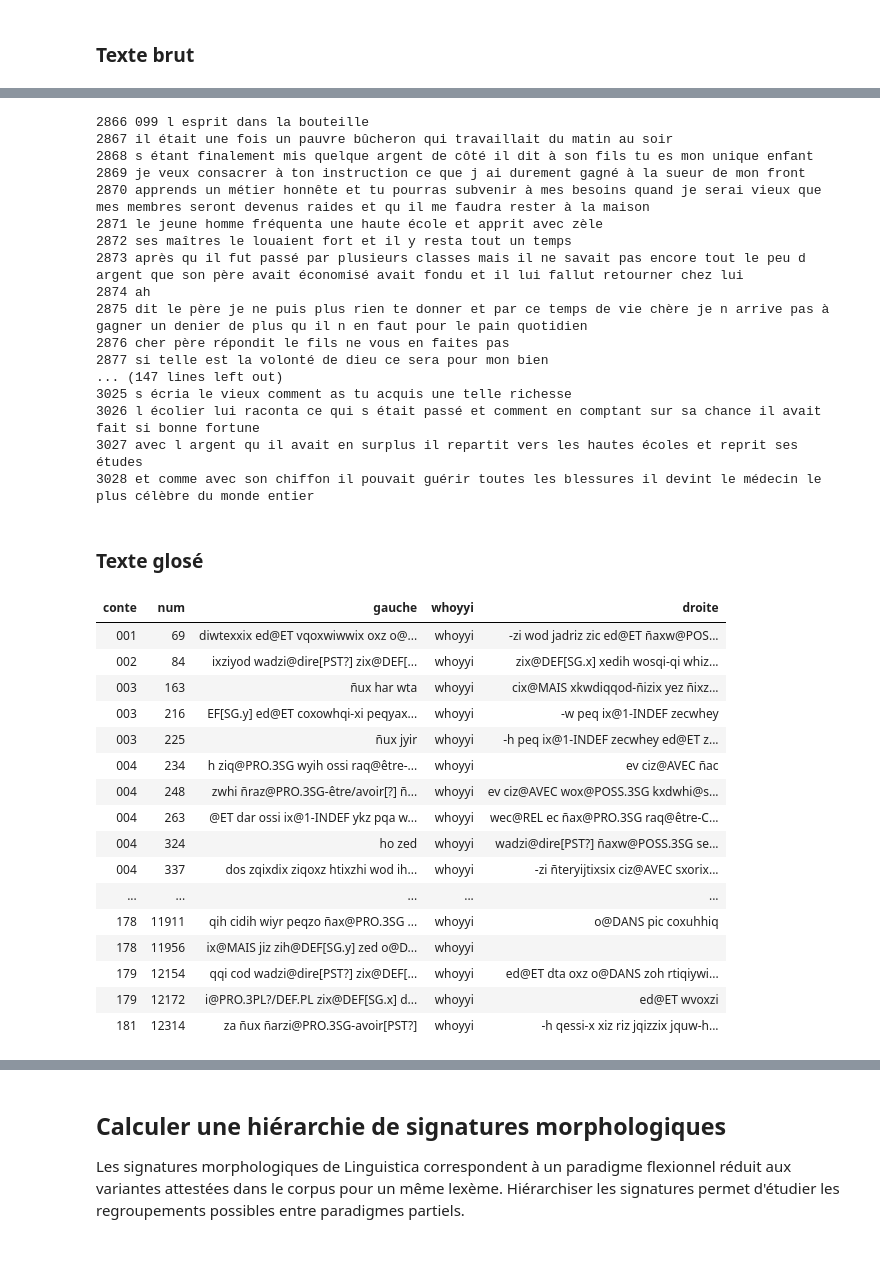
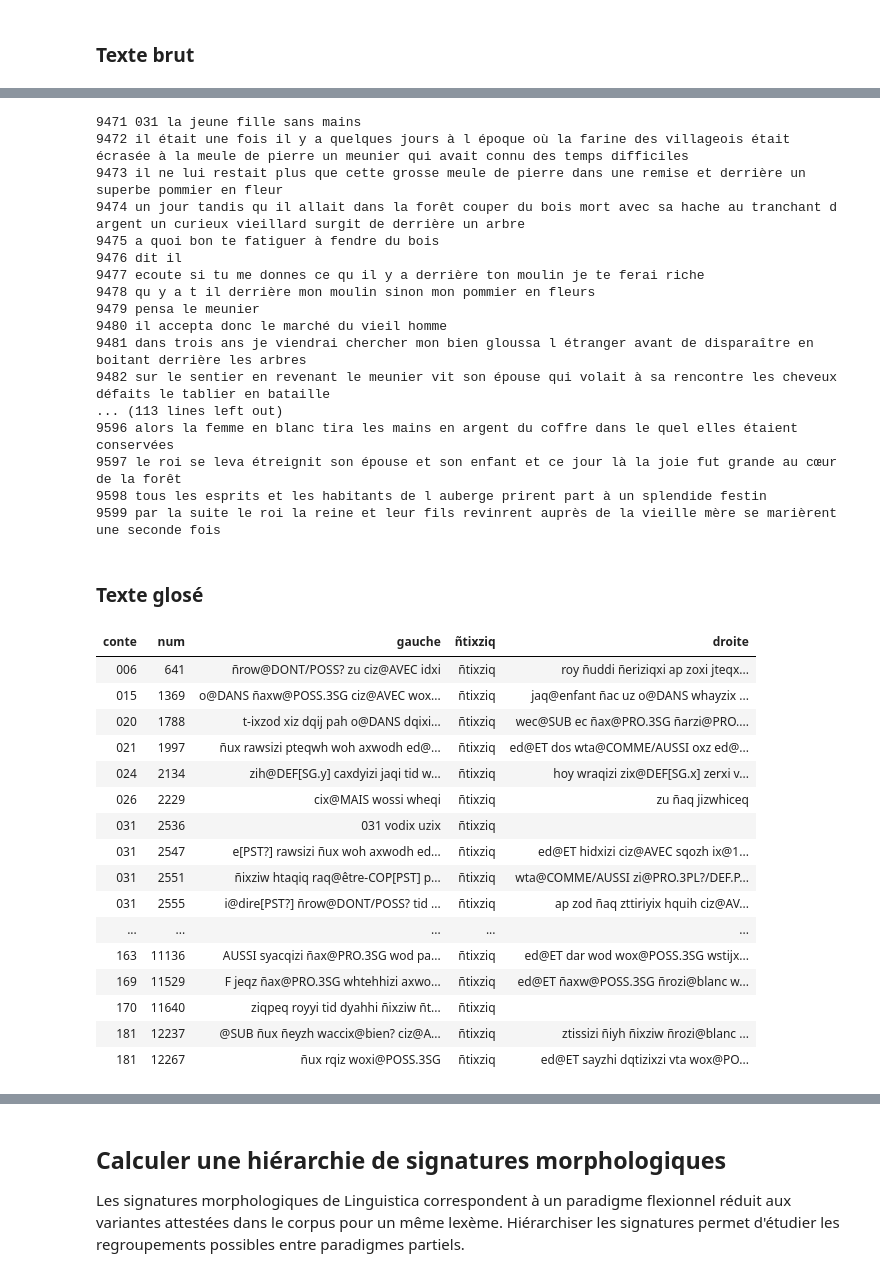
Before and after one commit to gboye/Divers, a Jupyter notebook: COW/Charabia-Linguistica-Décodage.ipynb, the cells around one changed output, grey strips where cells are left out. Drawn from its saved outputs; the diff is of its cells as text; code cells hidden in the pictures.

```diff
--- a/COW/Charabia-Linguistica-Décodage.ipynb
+++ b/COW/Charabia-Linguistica-Décodage.ipynb
@@ -389,25 +439,25 @@ displayConcordance(" wvtiqqi")
 # %%
-conte="099"
+conte="031"
 if conte in tradContes:
     print "\n".join(conteLines[conte])
 # %% [output]
-2866 099 l esprit dans la bouteille
-2867 il était une fois un pauvre bûcheron qui travaillait du matin au soir
-2868 s étant finalement mis quelque argent de côté il dit à son fils tu es mon unique enfant
-2869 je veux consacrer à ton instruction ce que j ai durement gagné à la sueur de mon front
-2870 apprends un métier honnête et tu pourras subvenir à mes besoins quand je serai vieux que mes membres seront devenus raides et qu il me faudra rester à la maison
-2871 le jeune homme fréquenta une haute école et apprit avec zèle
-2872 ses maîtres le louaient fort et il y resta tout un temps
-2873 après qu il fut passé par plusieurs classes mais il ne savait pas encore tout le peu d argent que son père avait économisé avait fondu et il lui fallut retourner chez lui
-2874 ah
-2875 dit le père je ne puis plus rien te donner et par ce temps de vie chère je n arrive pas à gagner un denier de plus qu il n en faut pour le pain quotidien
-2876 cher père répondit le fils ne vous en faites pas
-2877 si telle est la volonté de dieu ce sera pour mon bien
-... (147 lines left out)
-3025 s écria le vieux comment as tu acquis une telle richesse
-3026 l écolier lui raconta ce qui s était passé et comment en comptant sur sa chance il avait fait si bonne fortune
-3027 avec l argent qu il avait en surplus il repartit vers les hautes écoles et reprit ses études
-3028 et comme avec son chiffon il pouvait guérir toutes les blessures il devint le médecin le plus célèbre du monde entier
+9471 031 la jeune fille sans mains
+9472 il était une fois il y a quelques jours à l époque où la farine des villageois était écrasée à la meule de pierre un meunier qui avait connu des temps difficiles
+9473 il ne lui restait plus que cette grosse meule de pierre dans une remise et derrière un superbe pommier en fleur
+9474 un jour tandis qu il allait dans la forêt couper du bois mort avec sa hache au tranchant d argent un curieux vieillard surgit de derrière un arbre
+9475 a quoi bon te fatiguer à fendre du bois
+9476 dit il
+9477 ecoute si tu me donnes ce qu il y a derrière ton moulin je te ferai riche
+9478 qu y a t il derrière mon moulin sinon mon pommier en fleurs
+9479 pensa le meunier
+9480 il accepta donc le marché du vieil homme
+9481 dans trois ans je viendrai chercher mon bien gloussa l étranger avant de disparaître en boitant derrière les arbres
+9482 sur le sentier en revenant le meunier vit son épouse qui volait à sa rencontre les cheveux défaits le tablier en bataille
+... (113 lines left out)
+9596 alors la femme en blanc tira les mains en argent du coffre dans le quel elles étaient conservées
+9597 le roi se leva étreignit son épouse et son enfant et ce jour là la joie fut grande au cœur de la forêt
+9598 tous les esprits et les habitants de l auberge prirent part à un splendide festin
+9599 par la suite le roi la reine et leur fils revinrent auprès de la vieille mère se marièrent une seconde fois
 # %% [markdown]
 ### Texte glosé
 # %%
@@ -443,23 +493,23 @@ def displayGlossConcordance(concordance,fenetre=50):
     dfStyler=dfConcordance.style.set_properties(subset=['droite'],**{'text-align': 'left'}).hide_index()
     display(dfStyler)
     return
-# %%
-displayGlossConcordance(" whoyyi",50)
-# %% [output]
-| conte | num | gauche | whoyyi | droite |
-| 001 | 69 | diwtexxix ed@ET vqoxwiwwix oxz o@... | whoyyi | -zi wod jadriz zic ed@ET ñaxw@POS... |
-| 002 | 84 | ixziyod wadzi@dire[PST?] zix@DEF[... | whoyyi | zix@DEF[SG.x] xedih wosqi-qi whiz... |
-| 003 | 163 | ñux har wta | whoyyi | cix@MAIS xkwdiqqod-ñizix yez ñixz... |
-| 003 | 216 | EF[SG.y] ed@ET coxowhqi-xi peqyax... | whoyyi | -w peq ix@1-INDEF zecwhey |
-| 003 | 225 | ñux jyir | whoyyi | -h peq ix@1-INDEF zecwhey ed@ET z... |
-| 004 | 234 | h ziq@PRO.3SG wyih ossi raq@être-... | whoyyi | ev ciz@AVEC ñac |
-| 004 | 248 | zwhi ñraz@PRO.3SG-être/avoir[?] ñ... | whoyyi | ev ciz@AVEC wox@POSS.3SG kxdwhi@s... |
-| 004 | 263 | @ET dar ossi ix@1-INDEF ykz pqa w... | whoyyi | wec@REL ec ñax@PRO.3SG raq@être-C... |
-| 004 | 324 | ho zed | whoyyi | wadzi@dire[PST?] ñaxw@POSS.3SG se... |
-| 004 | 337 | dos zqixdix ziqoxz htixzhi wod ih... | whoyyi | -zi ñteryijtixsix ciz@AVEC sxorix... |
-| ... | ... | ... | ... | ... |
-| 178 | 11911 | qih cidih wiyr peqzo ñax@PRO.3SG ... | whoyyi | o@DANS pic coxuhhiq |
-| 178 | 11956 | ix@MAIS jiz zih@DEF[SG.y] zed o@D... | whoyyi |  |
-| 179 | 12154 | qqi cod wadzi@dire[PST?] zix@DEF[... | whoyyi | ed@ET dta oxz o@DANS zoh rtiqiywi... |
-| 179 | 12172 | i@PRO.3PL?/DEF.PL zix@DEF[SG.x] d... | whoyyi | ed@ET wvoxzi |
-| 181 | 12314 | za ñux ñarzi@PRO.3SG-avoir[PST?] | whoyyi | -h qessi-x xiz riz jqizzix jquw-h... |
+# %%
+displayGlossConcordance(u" ñtixziq",50)
+# %% [output]
+| conte | num | gauche | ñtixziq | droite |
+| 006 | 641 | ñrow@DONT/POSS? zu ciz@AVEC idxi | ñtixziq | roy ñuddi ñeriziqxi ap zoxi jteqx... |
+| 015 | 1369 | o@DANS ñaxw@POSS.3SG ciz@AVEC wox... | ñtixziq | jaq@enfant ñac uz o@DANS whayzix ... |
+| 020 | 1788 | t-ixzod xiz dqij pah o@DANS dqixi... | ñtixziq | wec@SUB ec ñax@PRO.3SG ñarzi@PRO.... |
+| 021 | 1997 | ñux rawsizi pteqwh woh axwodh ed@... | ñtixziq | ed@ET dos wta@COMME/AUSSI oxz ed@... |
+| 024 | 2134 | zih@DEF[SG.y] caxdyizi jaqi tid w... | ñtixziq | hoy wraqizi zix@DEF[SG.x] zerxi v... |
+| 026 | 2229 | cix@MAIS wossi wheqi | ñtixziq | zu ñaq jizwhiceq |
+| 031 | 2536 | 031 vodix uzix | ñtixziq |  |
+| 031 | 2547 | e[PST?] rawsizi ñux woh axwodh ed... | ñtixziq | ed@ET hidxizi ciz@AVEC sqozh ix@1... |
+| 031 | 2551 | ñixziw htaqiq raq@être-COP[PST] p... | ñtixziq | wta@COMME/AUSSI zi@PRO.3PL?/DEF.P... |
+| 031 | 2555 | i@dire[PST?] ñrow@DONT/POSS? tid ... | ñtixziq | ap zod ñaq zttiriyix hquih ciz@AV... |
+| ... | ... | ... | ... | ... |
+| 163 | 11136 | AUSSI syacqizi ñax@PRO.3SG wod pa... | ñtixziq | ed@ET dar wod wox@POSS.3SG wstijx... |
+| 169 | 11529 | F jeqz ñax@PRO.3SG whtehhizi axwo... | ñtixziq | ed@ET ñaxw@POSS.3SG ñrozi@blanc w... |
+| 170 | 11640 | ziqpeq royyi tid dyahhi ñixziw ñt... | ñtixziq |  |
+| 181 | 12237 | @SUB ñux ñeyzh waccix@bien? ciz@A... | ñtixziq | ztissizi ñiyh ñixziw ñrozi@blanc ... |
+| 181 | 12267 | ñux rqiz woxi@POSS.3SG | ñtixziq | ed@ET sayzhi dqtizixzi vta wox@PO... |
```
Also changed, not shown: parts of 11 cells of this notebook.
